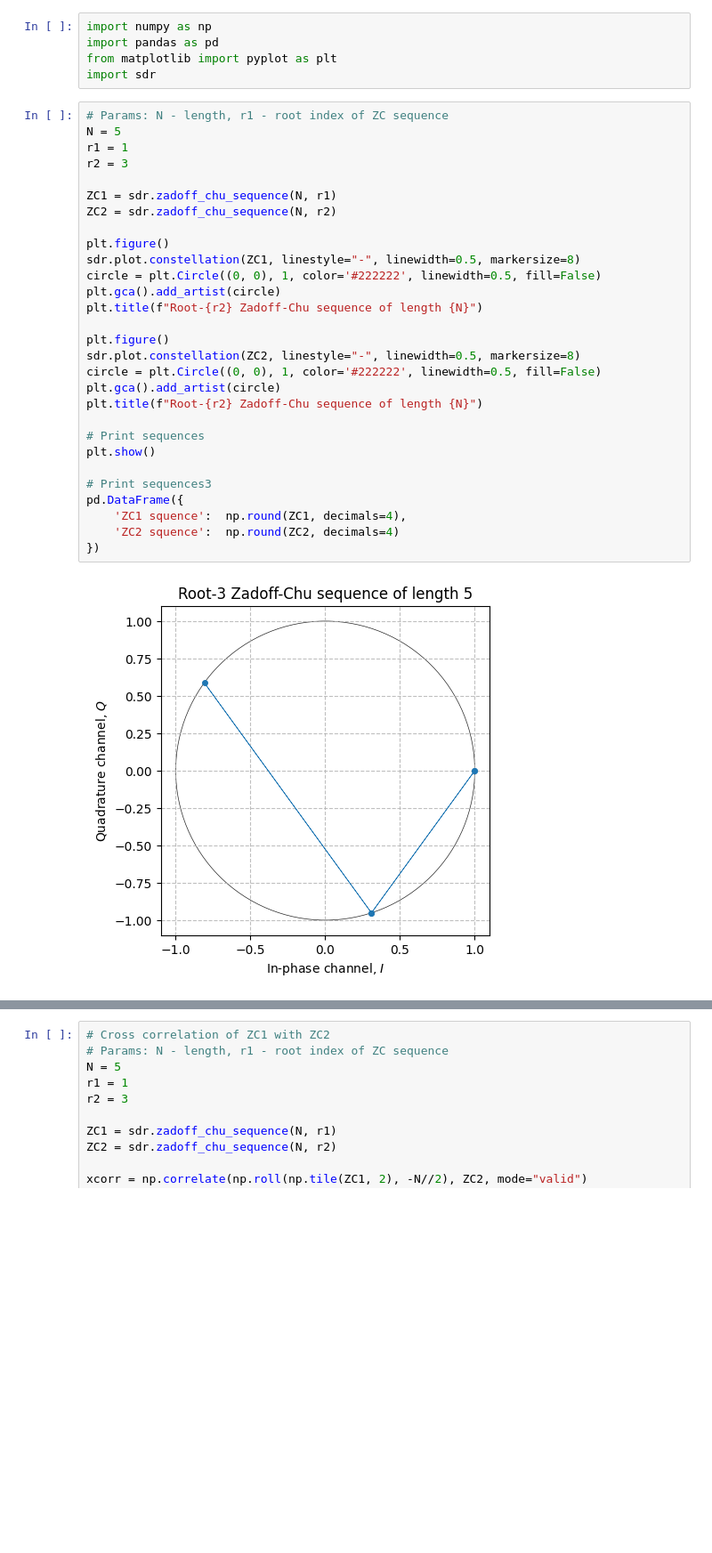
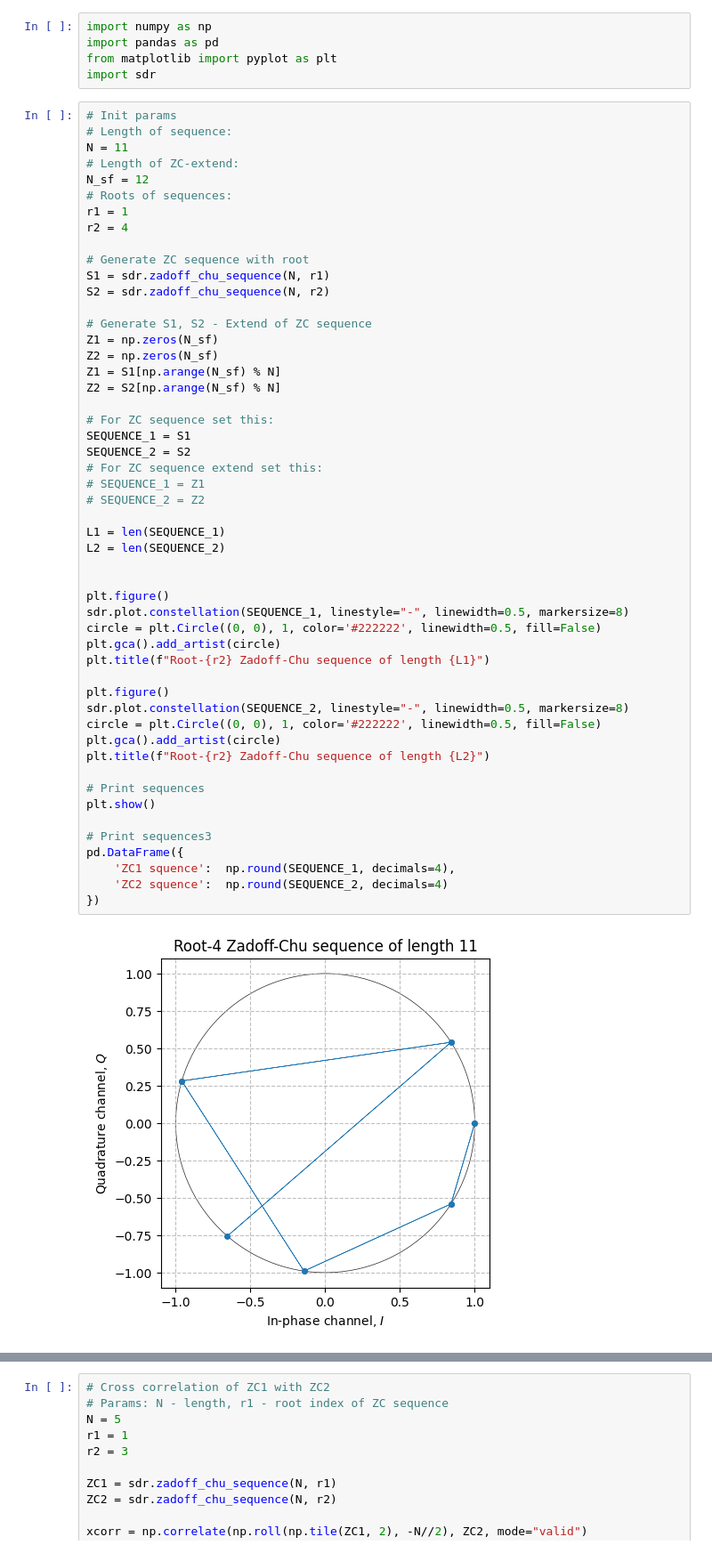
Before and after one commit to Danzo0l/py-laboratory, a Jupyter notebook: mMTC/zadoff-chu.ipynb, the cells around one changed output, grey strips where cells are left out. Shown: that part at 89% size. Saved outputs shown, nothing was run; the diff lists cells and outputs as text; blank space fills up the shorter version.

```diff
--- a/mMTC/zadoff-chu.ipynb
+++ b/mMTC/zadoff-chu.ipynb
@@ -4,33 +4,55 @@ import pandas as pd
 from matplotlib import pyplot as plt
 import sdr
 # %%
-# Params: N - length, r1 - root index of ZC sequence
-N = 5
+# Init params
+# Length of sequence:
+N = 11
+# Length of ZC-extend:
+N_sf = 12
+# Roots of sequences:
 r1 = 1
-r2 = 3
+r2 = 4
 
-ZC1 = sdr.zadoff_chu_sequence(N, r1)
-ZC2 = sdr.zadoff_chu_sequence(N, r2)
+# Generate ZC sequence with root
+S1 = sdr.zadoff_chu_sequence(N, r1)
+S2 = sdr.zadoff_chu_sequence(N, r2)
+
+# Generate S1, S2 - Extend of ZC sequence
+Z1 = np.zeros(N_sf)
+Z2 = np.zeros(N_sf)
+Z1 = S1[np.arange(N_sf) % N]
+Z2 = S2[np.arange(N_sf) % N]
+
+# For ZC sequence set this:
+SEQUENCE_1 = S1
+SEQUENCE_2 = S2
+# For ZC sequence extend set this:
+# SEQUENCE_1 = Z1
+# SEQUENCE_2 = Z2
+
+L1 = len(SEQUENCE_1)
+L2 = len(SEQUENCE_2)
+
 
 plt.figure()
-sdr.plot.constellation(ZC1, linestyle="-", linewidth=0.5, markersize=8)
+sdr.plot.constellation(SEQUENCE_1, linestyle="-", linewidth=0.5, markersize=8)
 circle = plt.Circle((0, 0), 1, color='#222222', linewidth=0.5, fill=False)
 plt.gca().add_artist(circle)
-plt.title(f"Root-{r2} Zadoff-Chu sequence of length {N}")
+plt.title(f"Root-{r2} Zadoff-Chu sequence of length {L1}")
 
 plt.figure()
-sdr.plot.constellation(ZC2, linestyle="-", linewidth=0.5, markersize=8)
+sdr.plot.constellation(SEQUENCE_2, linestyle="-", linewidth=0.5, markersize=8)
 circle = plt.Circle((0, 0), 1, color='#222222', linewidth=0.5, fill=False)
 plt.gca().add_artist(circle)
-plt.title(f"Root-{r2} Zadoff-Chu sequence of length {N}")
+plt.title(f"Root-{r2} Zadoff-Chu sequence of length {L2}")
 
 # Print sequences
 plt.show()
 
 # Print sequences3
 pd.DataFrame({
-    'ZC1 squence':  np.round(ZC1, decimals=4),
-    'ZC2 squence':  np.round(ZC2, decimals=4)
+    'ZC1 squence':  np.round(SEQUENCE_1, decimals=4),
+    'ZC2 squence':  np.round(SEQUENCE_2, decimals=4)
 })
 # %% [output]
-[figure, old version]
+[figure, new version]
```
Also changed, not shown: parts of 5 cells of this notebook.
